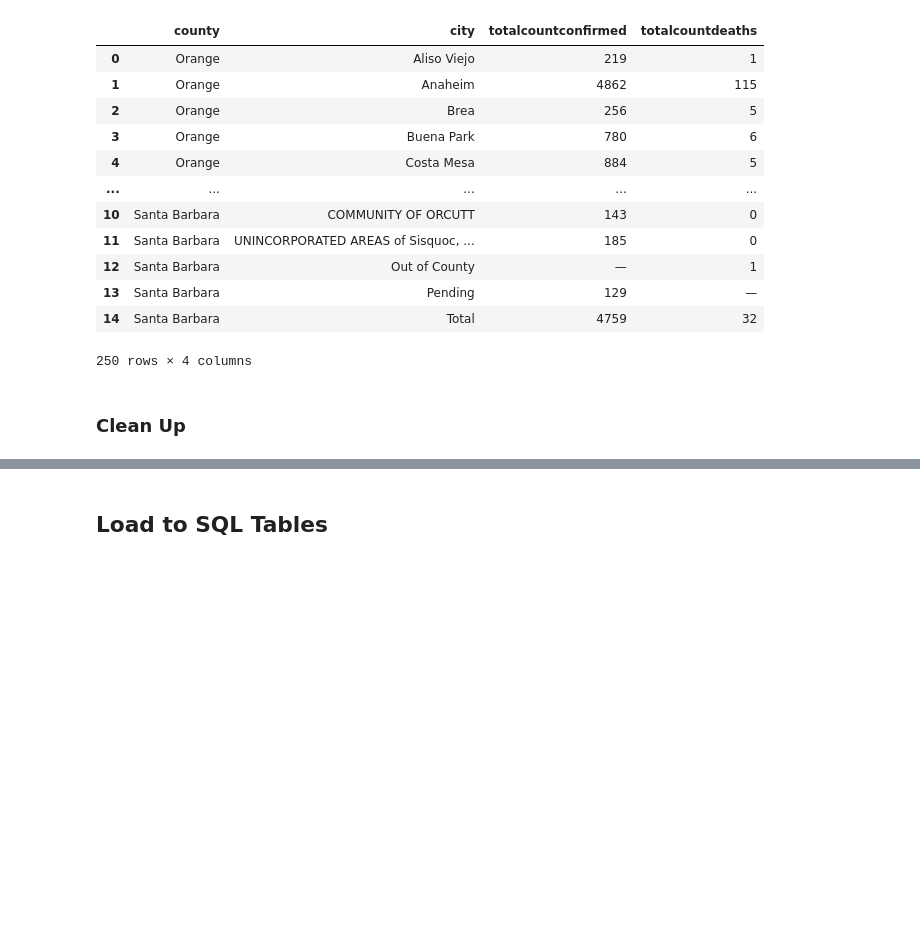
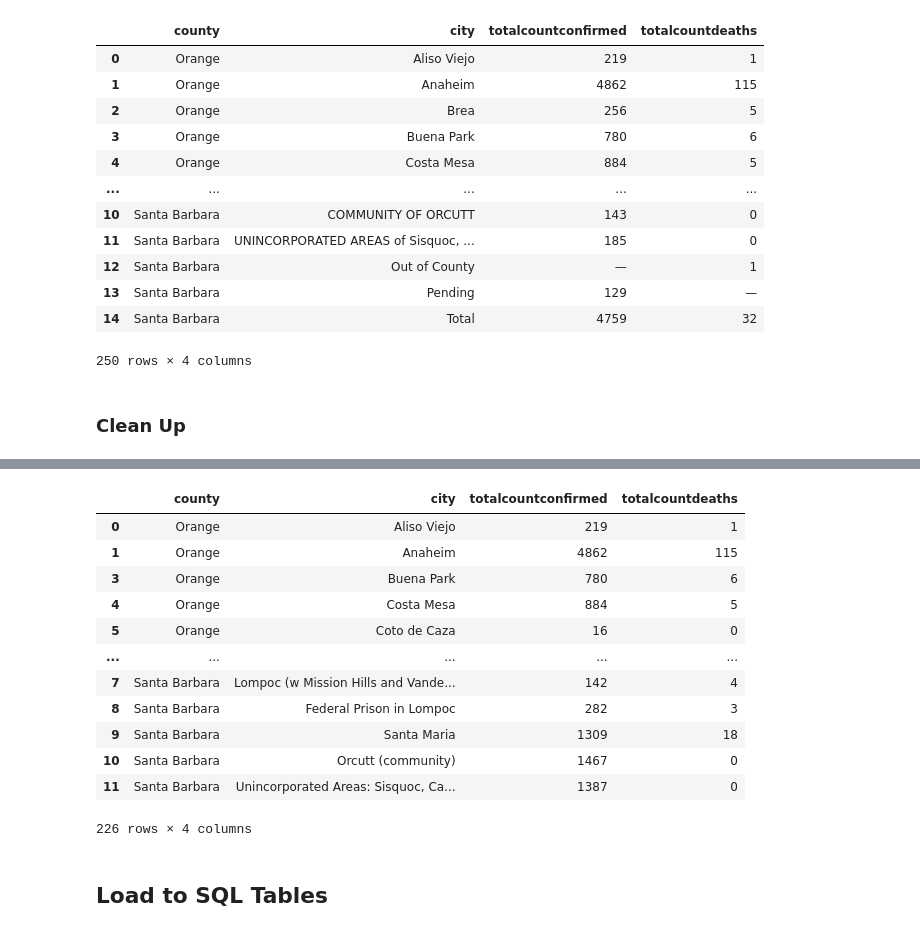
Before and after one commit to erinaverchill/covid-vaccine-plz, a Jupyter notebook: city_covid_data_scraping.ipynb, the cells around one changed output, grey strips where cells are left out. Drawn from its saved outputs; the diff is of its cells as text; code cells hidden in the pictures; blank space fills up the shorter version.

```diff
--- a/city_covid_data_scraping.ipynb
+++ b/city_covid_data_scraping.ipynb
@@ -371,3 +432,28 @@ total_city_df
+# %%
+total_city_df['totalcountdeaths'].replace({' Less than 5 ': '0'},inplace=True)
+# %%
+for index,row in total_city_df.iterrows():
+    a1 = row['totalcountconfirmed']
+    if(','in str(a1)):
+        b1 = str(a1).split(",")
+        a1 = b1[0]+b1[1]
+    total_city_df.loc[index,"totalcountconfirmed"] = str(int(a1))
+
+total_city_df
+# %% [output]
+|  | county | city | totalcountconfirmed | totalcountdeaths |
+| 0 | Orange | Aliso Viejo | 219 | 1 |
+| 1 | Orange | Anaheim | 4862 | 115 |
+| 3 | Orange | Buena Park | 780 | 6 |
+| 4 | Orange | Costa Mesa | 884 | 5 |
+| 5 | Orange | Coto de Caza | 16 | 0 |
+| ... | ... | ... | ... | ... |
+| 7 | Santa Barbara | Lompoc (w Mission Hills and Vande... | 142 | 4 |
+| 8 | Santa Barbara | Federal Prison in Lompoc | 282 | 3 |
+| 9 | Santa Barbara | Santa Maria | 1309 | 18 |
+| 10 | Santa Barbara | Orcutt (community) | 1467 | 0 |
+| 11 | Santa Barbara | Unincorporated Areas: Sisquoc, Ca... | 1387 | 0 |
+226 rows × 4 columns
 # %% [markdown]
 ## Load to SQL Tables
 # %%
```
Also changed, not shown: parts of 6 cells of this notebook.
